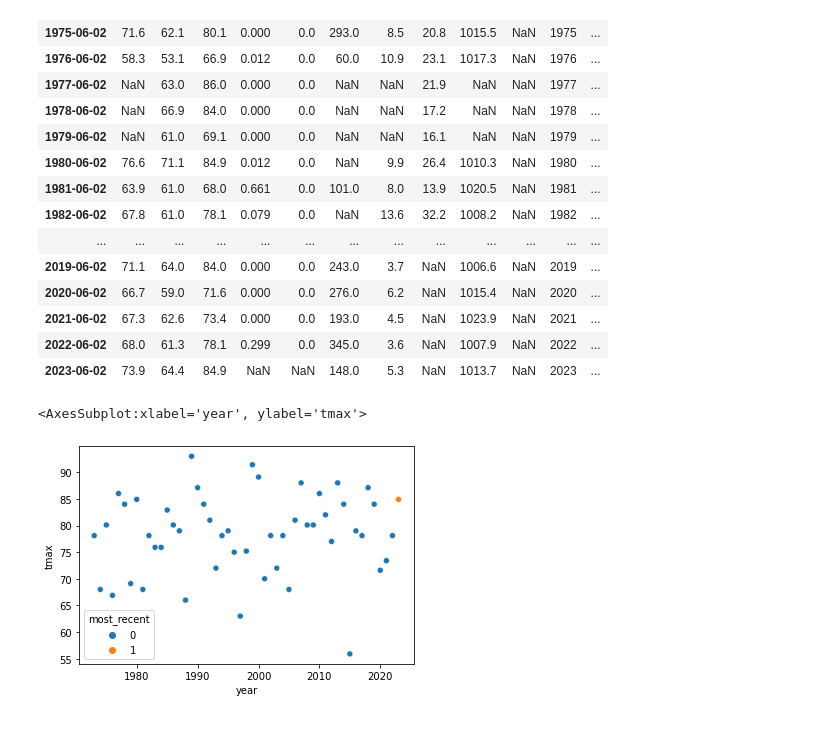
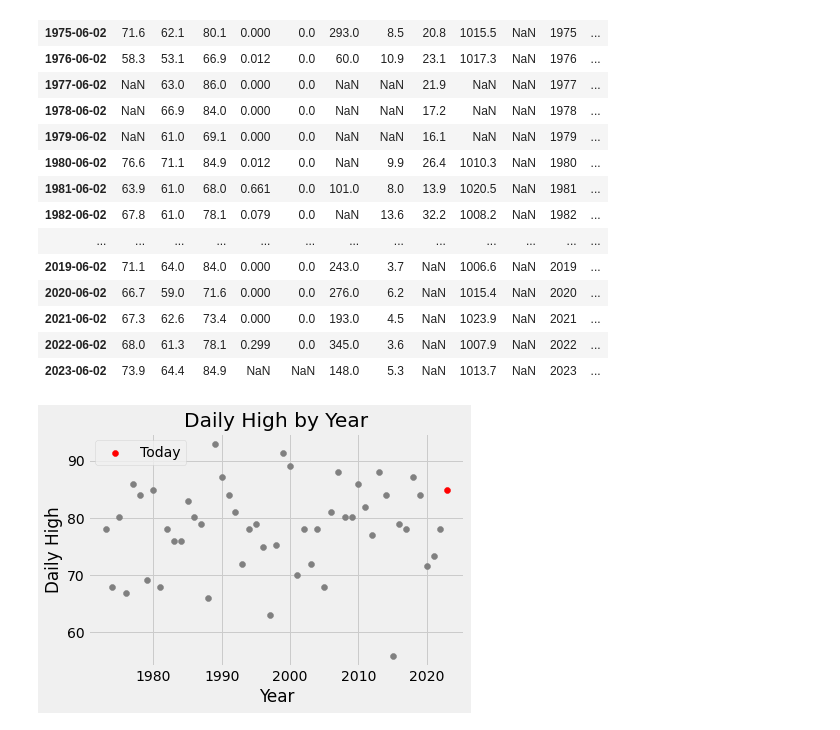
Before and after one commit to Harrison-Ward/Boiling_Frog, a Jupyter notebook: sandbox/api_testing.ipynb, the cells around one changed output. Drawn from its saved outputs; the diff is of its cells as text; code cells hidden in the pictures.

Commit message:
updated scatter plot formatting to highlight todays date

```diff
--- a/sandbox/api_testing.ipynb
+++ b/sandbox/api_testing.ipynb
@@ -100,8 +100,14 @@ daily_hist_series
 | 2021-06-02 | 67.3 | 62.6 | 73.4 | 0.000 | 0.0 | 193.0 | 4.5 | NaN | 1023.9 | NaN | 2021 | ... |
 | 2022-06-02 | 68.0 | 61.3 | 78.1 | 0.299 | 0.0 | 345.0 | 3.6 | NaN | 1007.9 | NaN | 2022 | ... |
 | 2023-06-02 | 73.9 | 64.4 | 84.9 | NaN | NaN | 148.0 | 5.3 | NaN | 1013.7 | NaN | 2023 | ... |
-# %%
-sns.scatterplot(data=daily_hist_series, x="year", y="tmax", hue="most_recent")
-# %% [output]
-<AxesSubplot:xlabel='year', ylabel='tmax'>
-[figure, removed]
+# %%
+plt.style.use('fivethirtyeight')
+plt.scatter(daily_hist_series["year"][daily_hist_series['most_recent'] == 0], daily_hist_series["tmax"][daily_hist_series['most_recent'] == 0], color='gray')
+plt.scatter(daily_hist_series["year"][daily_hist_series['most_recent'] == 1], daily_hist_series["tmax"][daily_hist_series['most_recent'] == 1], color='red', label='Today')
+plt.xlabel('Year')
+plt.ylabel('Daily High')
+plt.title('Daily High by Year')
+plt.legend(loc='upper left')
+plt.show()
+# %% [output]
+[figure, added]
```
